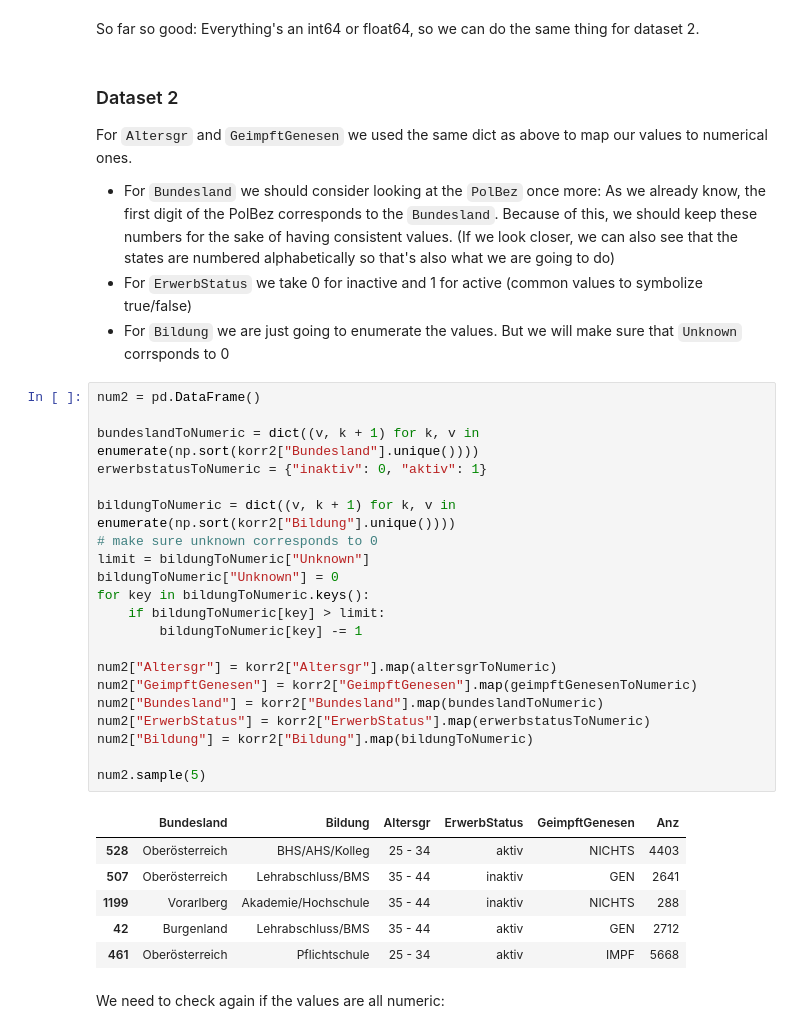
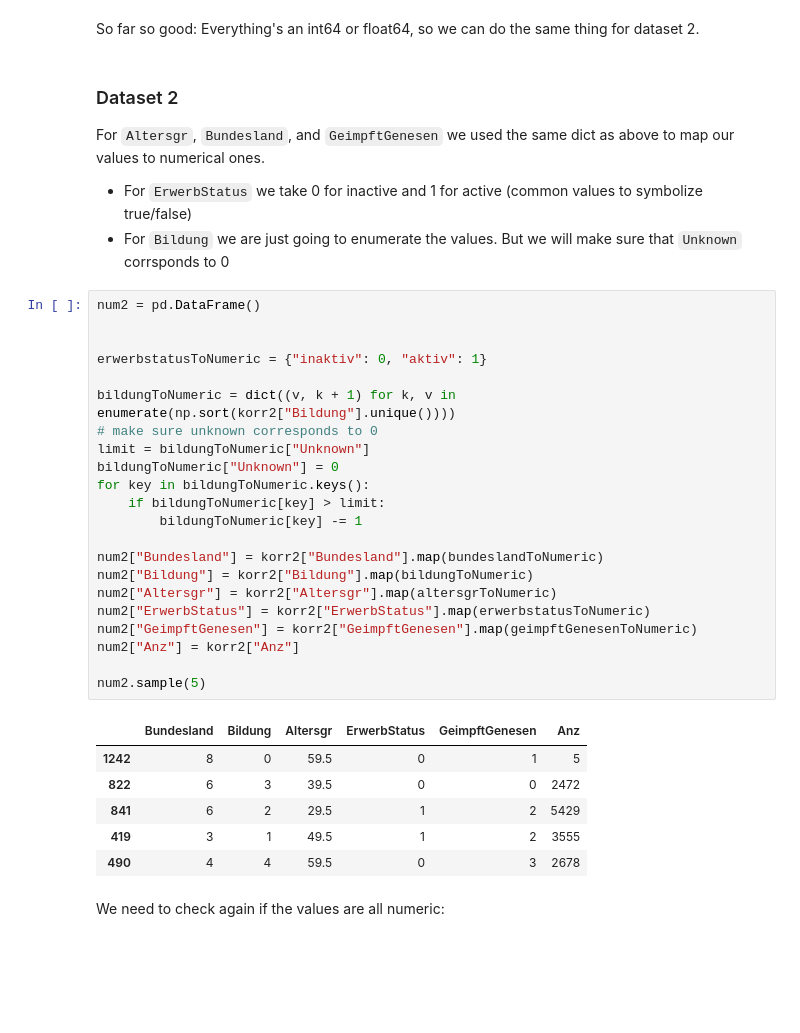
Before and after one commit to Sormy23/DataScience_CoronaStatistics, a Jupyter notebook: mini_projekt.ipynb, the cells around one changed output. Drawn from its saved outputs; the diff is of its cells as text; blank space fills up the shorter version.

```diff
--- a/mini_projekt.ipynb
+++ b/mini_projekt.ipynb
@@ -389,38 +402,38 @@ memory usage: 691.3 KB
 So far so good: Everything's an int64 or float64, so we can do the same thing for dataset 2.
 # %% [markdown]
 ### Dataset 2
-For ``Altersgr`` and ``GeimpftGenesen`` we used the same dict as above to map our values to numerical ones.
-* For ``Bundesland`` we should consider looking at the ``PolBez`` once more: As we already know, the first digit of the PolBez corresponds to the ``Bundesland``. Because of this, we should keep these numbers for the sake of having consistent values. (If we look closer, we can also see that the states are numbered alphabetically so that's also what we are going to do)
+For ``Altersgr``, ``Bundesland``, and ``GeimpftGenesen`` we used the same dict as above to map our values to numerical ones.
 * For ``ErwerbStatus`` we take 0 for inactive and 1 for active (common values to symbolize true/false)
 * For ``Bildung`` we are just going to enumerate the values. But we will make sure that ``Unknown`` corrsponds to 0
 # %%
 num2 = pd.DataFrame()
 
-bundeslandToNumeric = dict((v, k + 1) for k, v in enumerate(np.sort(korr2["Bundesland"].unique())))
+
 erwerbstatusToNumeric = {"inaktiv": 0, "aktiv": 1}
 
 bildungToNumeric = dict((v, k + 1) for k, v in enumerate(np.sort(korr2["Bildung"].unique())))
 # make sure unknown corresponds to 0
 limit = bildungToNumeric["Unknown"]
 bildungToNumeric["Unknown"] = 0
 for key in bildungToNumeric.keys():
     if bildungToNumeric[key] > limit:
         bildungToNumeric[key] -= 1
 
+num2["Bundesland"] = korr2["Bundesland"].map(bundeslandToNumeric)
+num2["Bildung"] = korr2["Bildung"].map(bildungToNumeric)
 num2["Altersgr"] = korr2["Altersgr"].map(altersgrToNumeric)
+num2["ErwerbStatus"] = korr2["ErwerbStatus"].map(erwerbstatusToNumeric)
 num2["GeimpftGenesen"] = korr2["GeimpftGenesen"].map(geimpftGenesenToNumeric)
-num2["Bundesland"] = korr2["Bundesland"].map(bundeslandToNumeric)
-num2["ErwerbStatus"] = korr2["ErwerbStatus"].map(erwerbstatusToNumeric)
-num2["Bildung"] = korr2["Bildung"].map(bildungToNumeric)
+num2["Anz"] = korr2["Anz"]
 
 num2.sample(5)
 # %% [output]
 |  | Bundesland | Bildung | Altersgr | ErwerbStatus | GeimpftGenesen | Anz |
-| 528 | Oberösterreich | BHS/AHS/Kolleg | 25 - 34 | aktiv | NICHTS | 4403 |
-| 507 | Oberösterreich | Lehrabschluss/BMS | 35 - 44 | inaktiv | GEN | 2641 |
-| 1199 | Vorarlberg | Akademie/Hochschule | 35 - 44 | inaktiv | NICHTS | 288 |
-| 42 | Burgenland | Lehrabschluss/BMS | 35 - 44 | aktiv | GEN | 2712 |
-| 461 | Oberösterreich | Pflichtschule | 25 - 34 | aktiv | IMPF | 5668 |
+| 1242 | 8 | 0 | 59.5 | 0 | 1 | 5 |
+| 822 | 6 | 3 | 39.5 | 0 | 0 | 2472 |
+| 841 | 6 | 2 | 29.5 | 1 | 2 | 5429 |
+| 419 | 3 | 1 | 49.5 | 1 | 2 | 3555 |
+| 490 | 4 | 4 | 59.5 | 0 | 3 | 2678 |
 # %% [markdown]
 We need to check again if the values are all numeric:
 # %%
```
Also changed, not shown: parts of 53 cells of this notebook, 5 other files.
